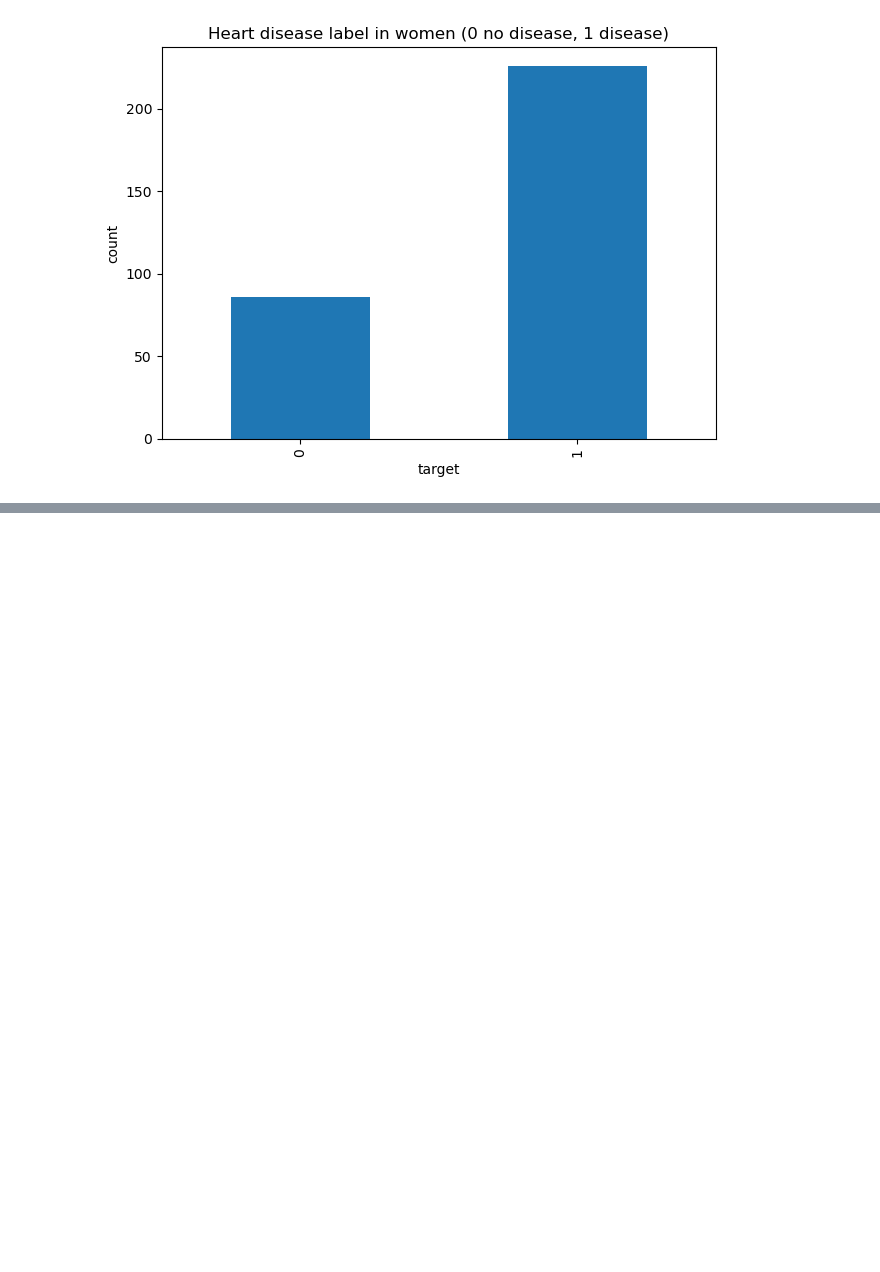
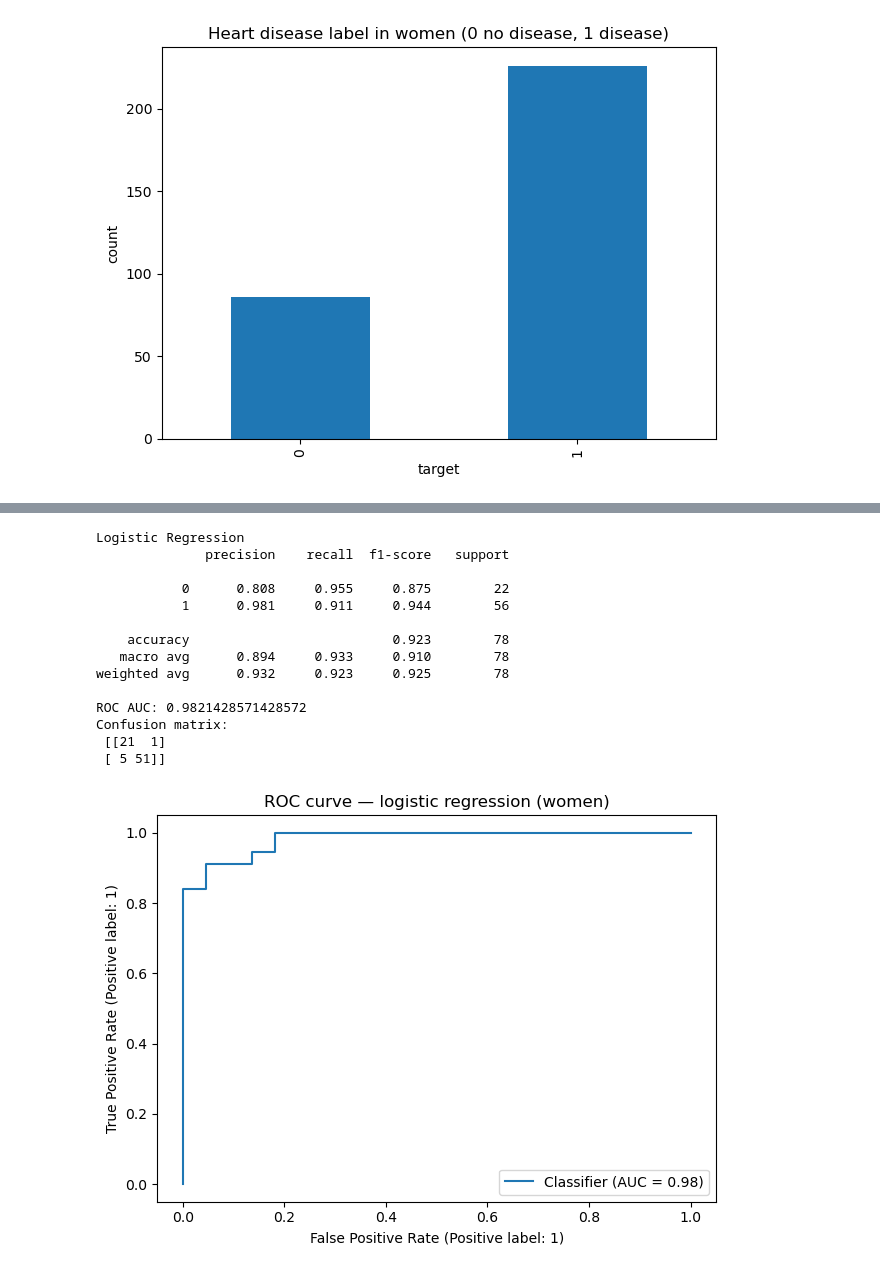
Before and after one commit to mbourdo/hearthealth, a Jupyter notebook: notebooks/heartanalysis.ipynb, the cells around one changed output, grey strips where cells are left out. Saved outputs shown, nothing was run; the diff lists cells and outputs as text; code cells hidden in the pictures; blank space fills up the shorter version.

```diff
--- a/notebooks/heartanalysis.ipynb
+++ b/notebooks/heartanalysis.ipynb
@@ -97,0 +260,44 @@ Name: count, dtype: int64
+# %%
+# 7. Logistic regression baseline (with metrics + ROC plot)
+from sklearn.linear_model import LogisticRegression
+from sklearn.metrics import classification_report, roc_auc_score, RocCurveDisplay, confusion_matrix
+import matplotlib.pyplot as plt
+from pathlib import Path
+
+Path("../results/figures").mkdir(parents=True, exist_ok=True)
+
+logit = Pipeline(steps=[
+    ("prep", preprocess),
+    ("clf", LogisticRegression(max_iter=2000, class_weight="balanced", random_state=42))
+])
+
+logit.fit(X_train, y_train)
+y_pred = logit.predict(X_test)
+y_prob = logit.predict_proba(X_test)[:, 1]
+
+print("Logistic Regression")
+print(classification_report(y_test, y_pred, digits=3))
+print("ROC AUC:", roc_auc_score(y_test, y_prob))
+print("Confusion matrix:\n", confusion_matrix(y_test, y_pred))
+
+RocCurveDisplay.from_predictions(y_test, y_prob)
+plt.title("ROC curve — logistic regression (women)")
+plt.tight_layout()
+plt.savefig("../results/figures/roc_logit_women.png", dpi=150)
+plt.show()
+# %% [output]
+Logistic Regression
+              precision    recall  f1-score   support
+
+           0      0.808     0.955     0.875        22
+           1      0.981     0.911     0.944        56
+
+    accuracy                          0.923        78
+   macro avg      0.894     0.933     0.910        78
+weighted avg      0.932     0.923     0.925        78
+
+ROC AUC: 0.9821428571428572
+Confusion matrix:
+ [[21  1]
+ [ 5 51]]
+[figure, added]
```
Also changed, not shown: parts of 21 cells of this notebook.
